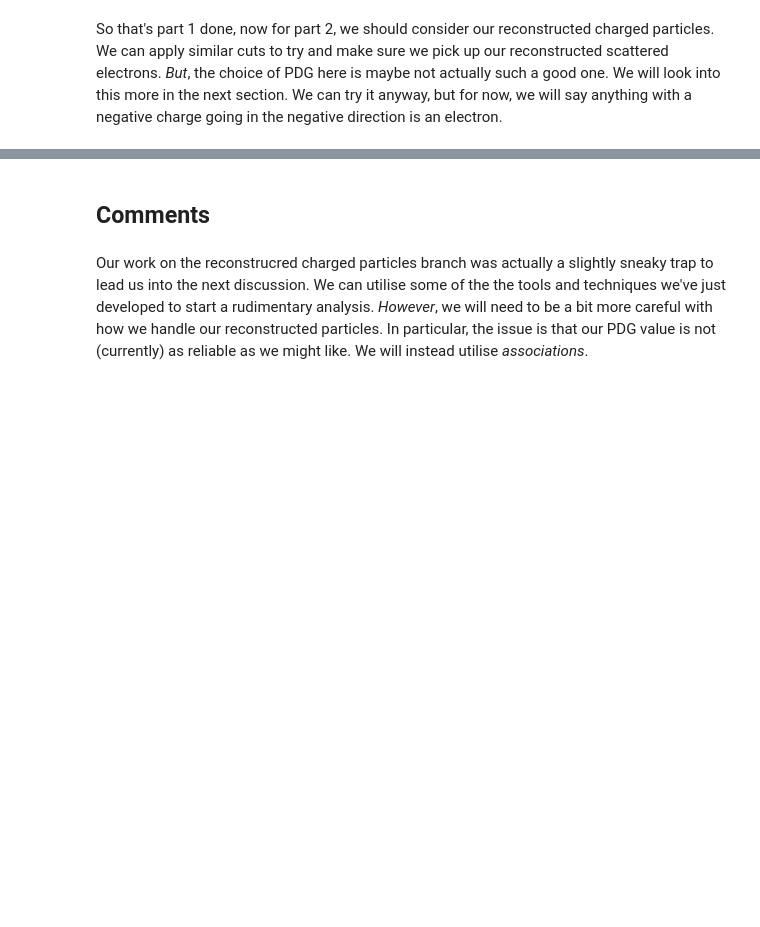
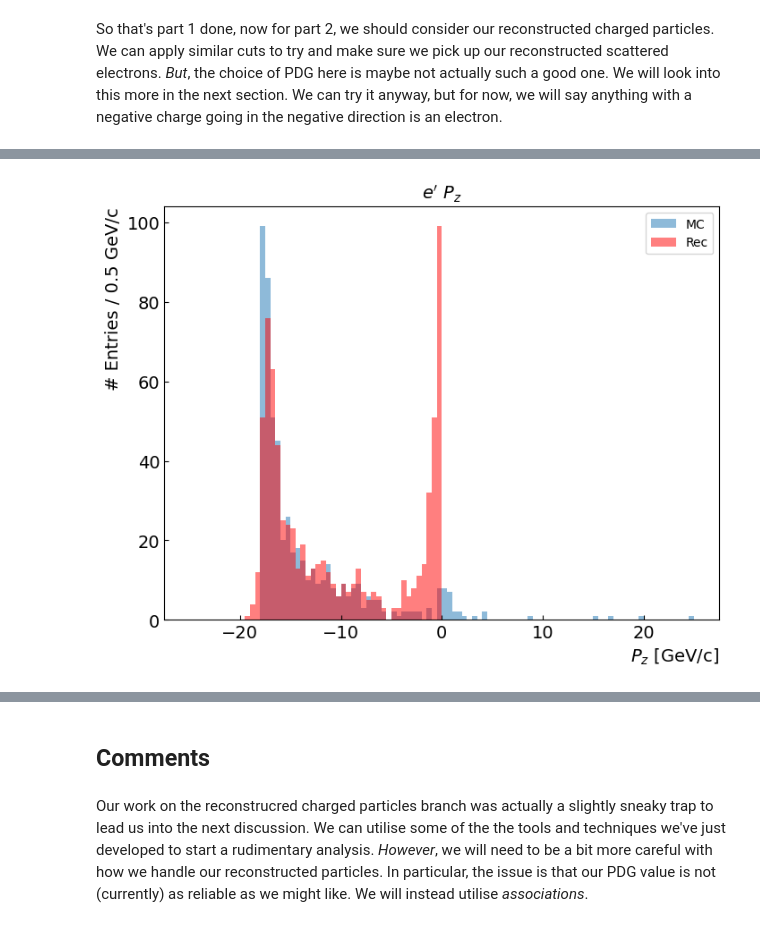
Before and after one commit to eic/HSF-India, a Jupyter notebook: Working_With_Simulation_Output/Working_With_Simulation_Output_TUTOR.ipynb, the cells around one changed output, grey strips where cells are left out. Saved outputs shown, nothing was run; the diff lists cells and outputs as text; code cells hidden in the pictures; blank space fills up the shorter version.

```diff
--- a/Working_With_Simulation_Output/Working_With_Simulation_Output_TUTOR.ipynb
+++ b/Working_With_Simulation_Output/Working_With_Simulation_Output_TUTOR.ipynb
@@ -285,11 +330,13 @@ plt.show()
 # %%
 plt.hist(ak.flatten(MCPartBr["MCParticles.momentum.z"][MCStatus & MCCharge & MCPDG]), bins=100, range=(-25,25),alpha=0.5, label="MC")
 plt.hist(ak.flatten(ReconChPartBr["ReconstructedChargedParticles.momentum.z"][Negative & ElecNegativeDir]), bins=100, range=(-25,25),alpha=0.5, color='r', label="Rec")
 plt.xlabel('$P_{z}$ [GeV/c]')
 plt.ylabel('# Entries / 0.5 GeV/c')
-plt.title("$e'_{MC}$ $P_{z}$")
+plt.title("$e'$ $P_{z}$")
 plt.legend(loc='upper right')
 plt.show()
+# %% [output]
+[figure, added]
 # %%
 plt.hist(ak.flatten(MCEnerElec), bins=120, range=(0,60),alpha=0.5, label="MC")
 plt.hist(ak.flatten(ReconChPartBr["ReconstructedChargedParticles.energy"][Negative & ElecNegativeDir]), bins=120, range=(0,60),alpha=0.5, color='r', label="Rec")
```
Also changed, not shown: parts of 34 cells of this notebook.
